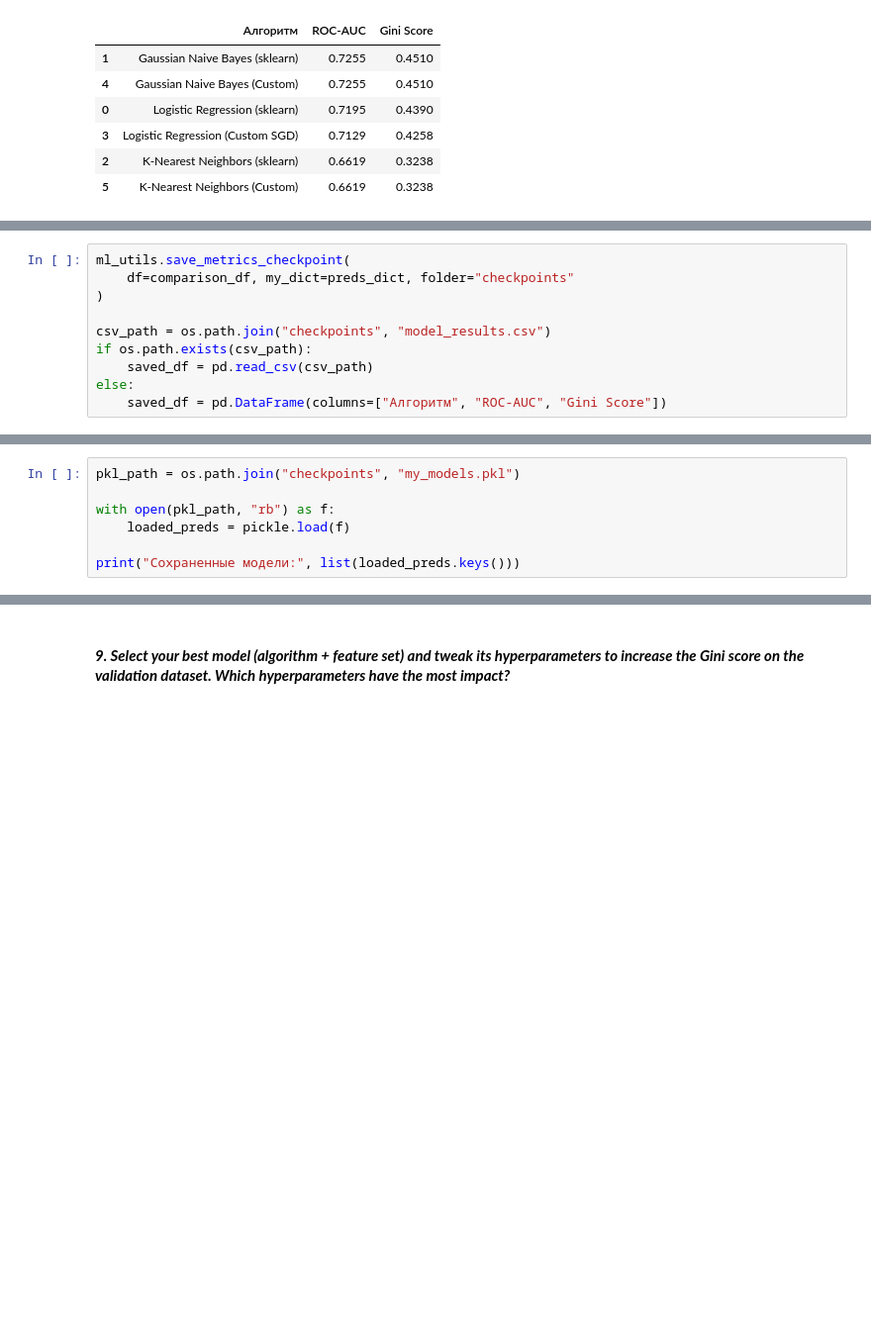
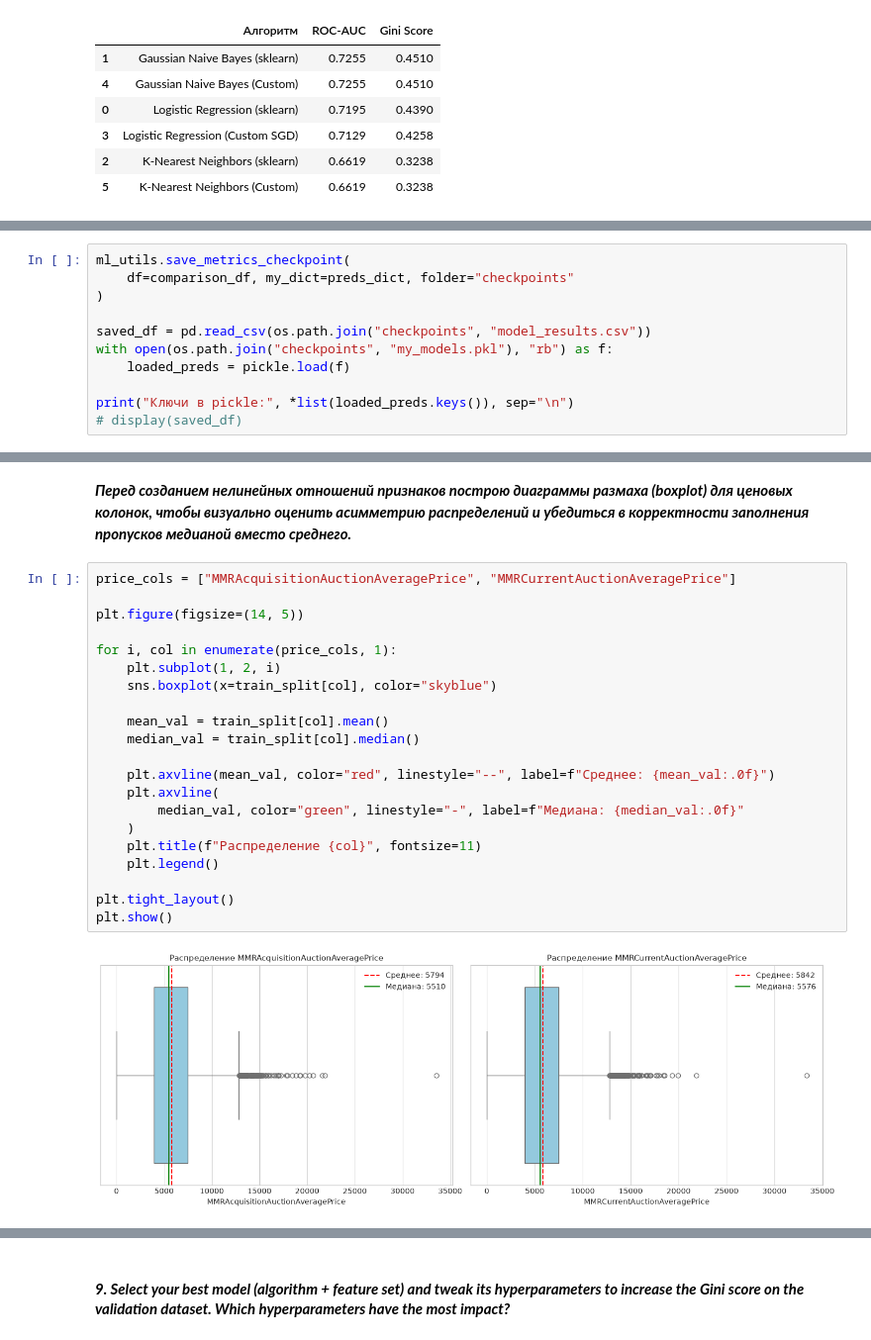
Before and after one commit to RunForJoy/ml-classification-metrics, a Jupyter notebook: src/ml_4.ipynb, the cells around one changed output, grey strips where cells are left out. Shown at 99% size. Drawn from its saved outputs; the diff is of its cells as text; blank space fills up the shorter version.

```diff
--- a/src/ml_4.ipynb
+++ b/src/ml_4.ipynb
@@ -1166,8 +1165,9 @@ ml_utils.save_metrics_checkpoint(
     df=comparison_df, my_dict=preds_dict, folder="checkpoints"
 )
 
-csv_path = os.path.join("checkpoints", "model_results.csv")
-if os.path.exists(csv_path):
-    saved_df = pd.read_csv(csv_path)
-else:
-    saved_df = pd.DataFrame(columns=["Алгоритм", "ROC-AUC", "Gini Score"])
+saved_df = pd.read_csv(os.path.join("checkpoints", "model_results.csv"))
+with open(os.path.join("checkpoints", "my_models.pkl"), "rb") as f:
+    loaded_preds = pickle.load(f)
+
+print("Ключи в pickle:", *list(loaded_preds.keys()), sep="\n")
+# display(saved_df)
@@ -1174,10 +1183,3 @@ else:
-# %%
-pkl_path = os.path.join("checkpoints", "my_models.pkl")
-
-with open(pkl_path, "rb") as f:
-    loaded_preds = pickle.load(f)
-
-print("Сохраненные модели:", list(loaded_preds.keys()))
 # %% [markdown]
 #### ***7. Try to create non-linear features, for example:***
 
@@ -1187,0 +1228,25 @@ Add new features to your pipeline, repeat step 4. Did you manage to increase you
+# %% [markdown]
+***Перед созданием нелинейных отношений признаков построю диаграммы размаха (boxplot) для ценовых колонок, чтобы визуально оценить асимметрию распределений и убедиться в корректности заполнения пропусков медианой вместо среднего.***
+# %%
+price_cols = ["MMRAcquisitionAuctionAveragePrice", "MMRCurrentAuctionAveragePrice"]
+
+plt.figure(figsize=(14, 5))
+
+for i, col in enumerate(price_cols, 1):
+    plt.subplot(1, 2, i)
+    sns.boxplot(x=train_split[col], color="skyblue")
+
+    mean_val = train_split[col].mean()
+    median_val = train_split[col].median()
+
+    plt.axvline(mean_val, color="red", linestyle="--", label=f"Среднее: {mean_val:.0f}")
+    plt.axvline(
+        median_val, color="green", linestyle="-", label=f"Медиана: {median_val:.0f}"
+    )
+    plt.title(f"Распределение {col}", fontsize=11)
+    plt.legend()
+
+plt.tight_layout()
+plt.show()
+# %% [output]
+[figure, added]
```
Also changed, not shown: parts of 30 cells of this notebook, 3 other files.
